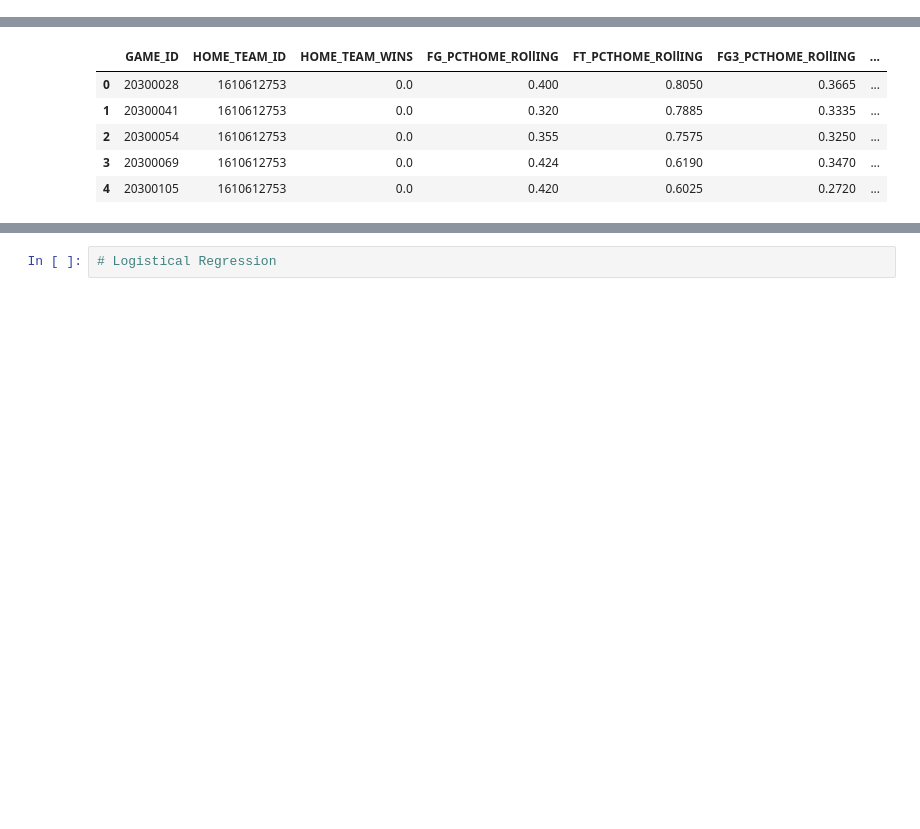
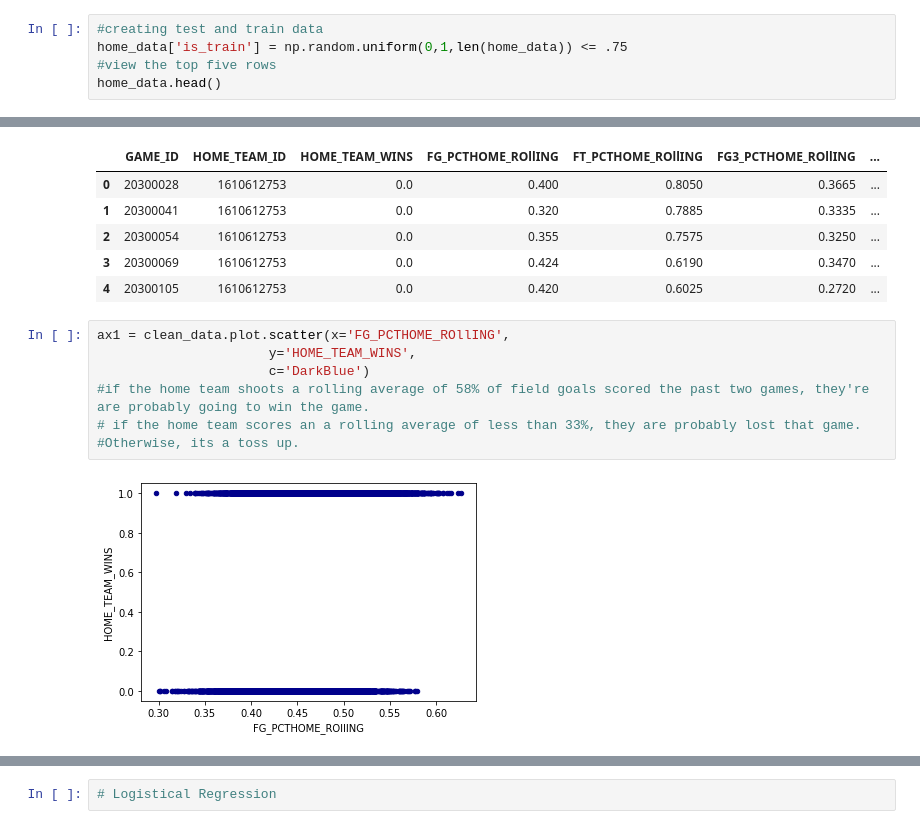
Before and after one commit to olivedisaster/final-project, a Jupyter notebook: rstest.ipynb, the cells around one changed output, grey strips where cells are left out. Drawn from its saved outputs; the diff is of its cells as text; blank space fills up the shorter version.

```diff
--- a/rstest.ipynb
+++ b/rstest.ipynb
@@ -116,3 +116,8 @@ home_data.head()
 | 15992 | 2003-11-05 | 20300054 | 1610612753 | 0.0 | 0.355 | 0.7575 | ... |
 | 15979 | 2003-11-07 | 20300069 | 1610612753 | 0.0 | 0.424 | 0.6190 | ... |
 | 15941 | 2003-11-12 | 20300105 | 1610612753 | 0.0 | 0.420 | 0.6025 | ... |
+# %%
+#creating test and train data
+home_data['is_train'] = np.random.uniform(0,1,len(home_data)) <= .75
+#view the top five rows
+home_data.head()
@@ -166,3 +259,12 @@ clean_data.head()
 | 2 | 20300054 | 1610612753 | 0.0 | 0.355 | 0.7575 | 0.3250 | ... |
 | 3 | 20300069 | 1610612753 | 0.0 | 0.424 | 0.6190 | 0.3470 | ... |
 | 4 | 20300105 | 1610612753 | 0.0 | 0.420 | 0.6025 | 0.2720 | ... |
+# %%
+ax1 = clean_data.plot.scatter(x='FG_PCTHOME_ROllING',
+                      y='HOME_TEAM_WINS',
+                      c='DarkBlue')
+#if the home team shoots a rolling average of 58% of field goals scored the past two games, they're are probably going to win the game.
+# if the home team scores an a rolling average of less than 33%, they are probably lost that game.
+#Otherwise, its a toss up.
+# %% [output]
+[figure, added]
```
Also changed, not shown: parts of 21 cells of this notebook.
